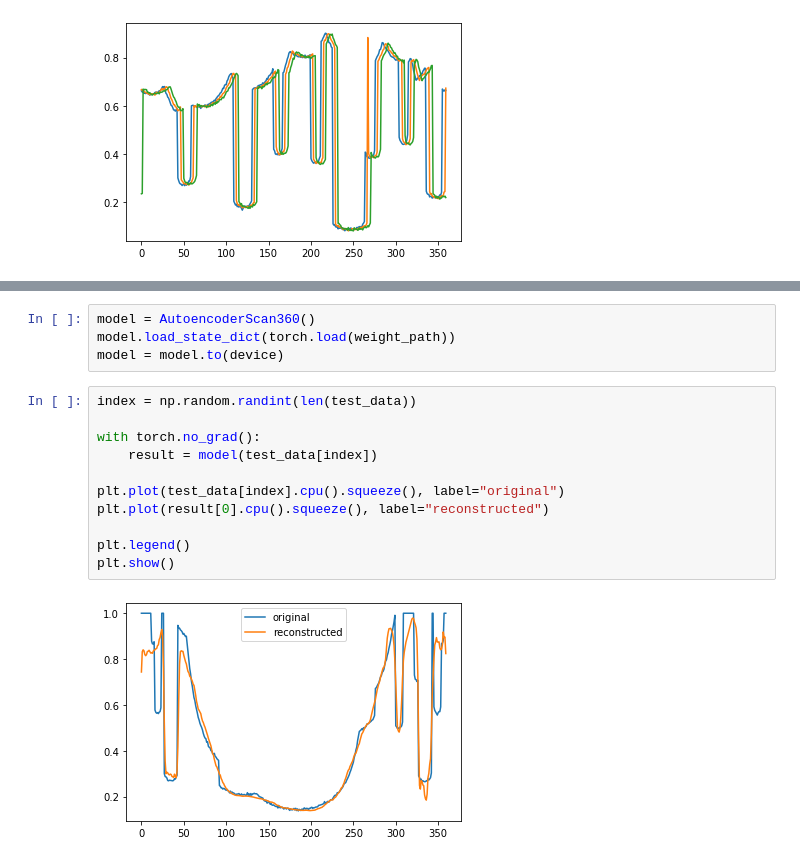
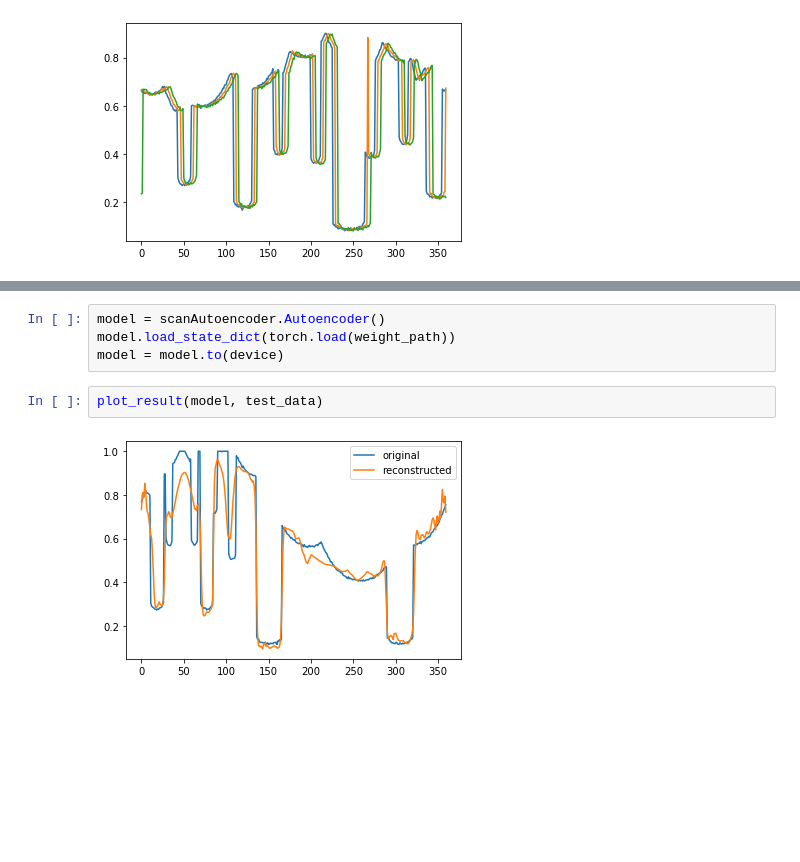
Before and after one commit to abolfazlasad/turtlebot3_activeSLAM, a Jupyter notebook: dqn_controller/notebooks/scanAutoEncoder.ipynb, the cells around one changed output, grey strips where cells are left out. Drawn from its saved outputs; the diff is of its cells as text; blank space fills up the shorter version.

```diff
--- a/dqn_controller/notebooks/scanAutoEncoder.ipynb
+++ b/dqn_controller/notebooks/scanAutoEncoder.ipynb
@@ -336,17 +244,8 @@ weight_path
 # %%
-model = AutoencoderScan360()
+model = scanAutoencoder.Autoencoder()
 model.load_state_dict(torch.load(weight_path))
 model = model.to(device)
-# %%
-index = np.random.randint(len(test_data))
-
-with torch.no_grad():
-    result = model(test_data[index])
-
-plt.plot(test_data[index].cpu().squeeze(), label="original")
-plt.plot(result[0].cpu().squeeze(), label="reconstructed")
-
-plt.legend()
-plt.show()
-# %% [output]
-[figure, removed]
+# %%
+plot_result(model, test_data)
+# %% [output]
+[figure, added]
```
Also changed, not shown: parts of 19 cells of this notebook, 1 other file.
